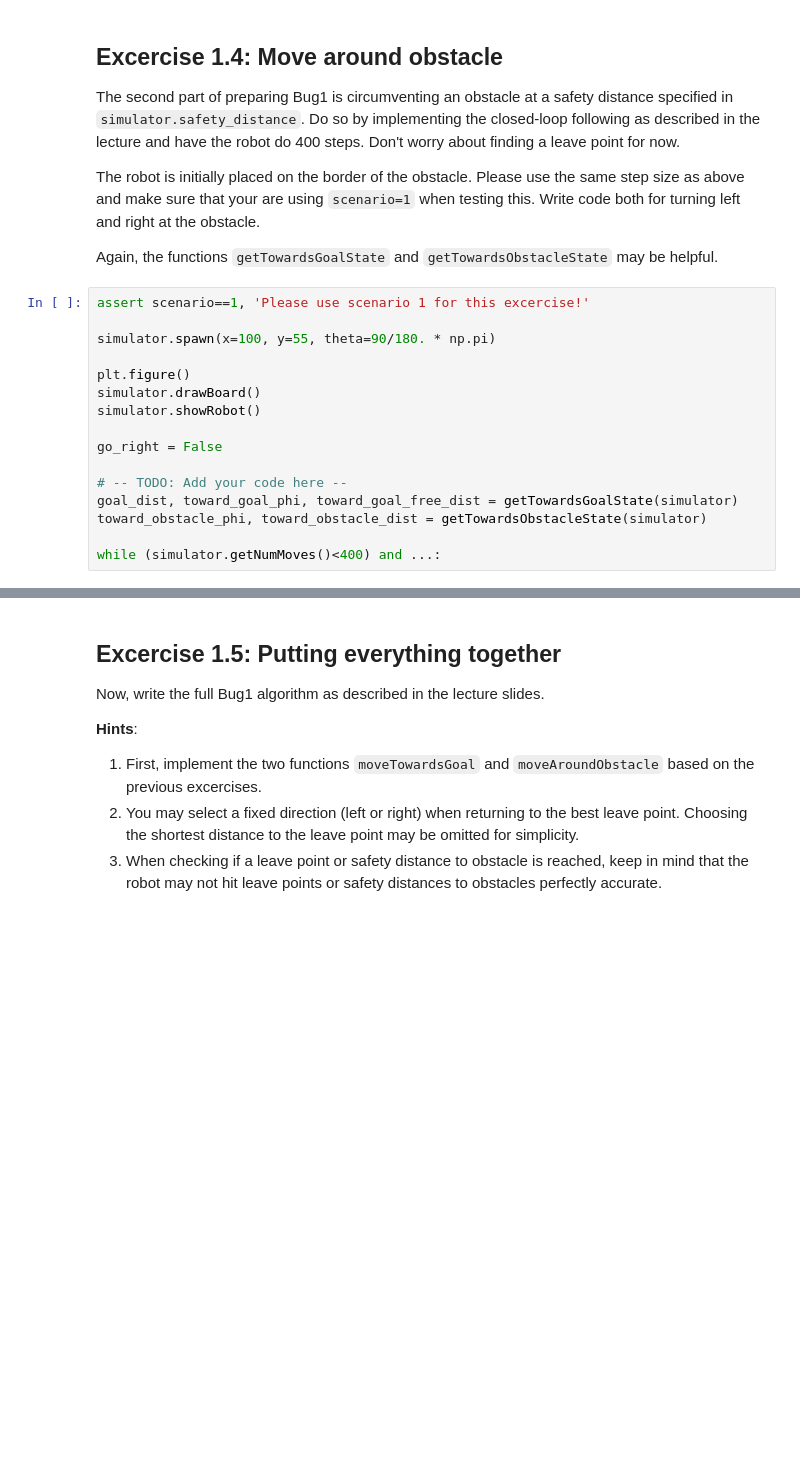
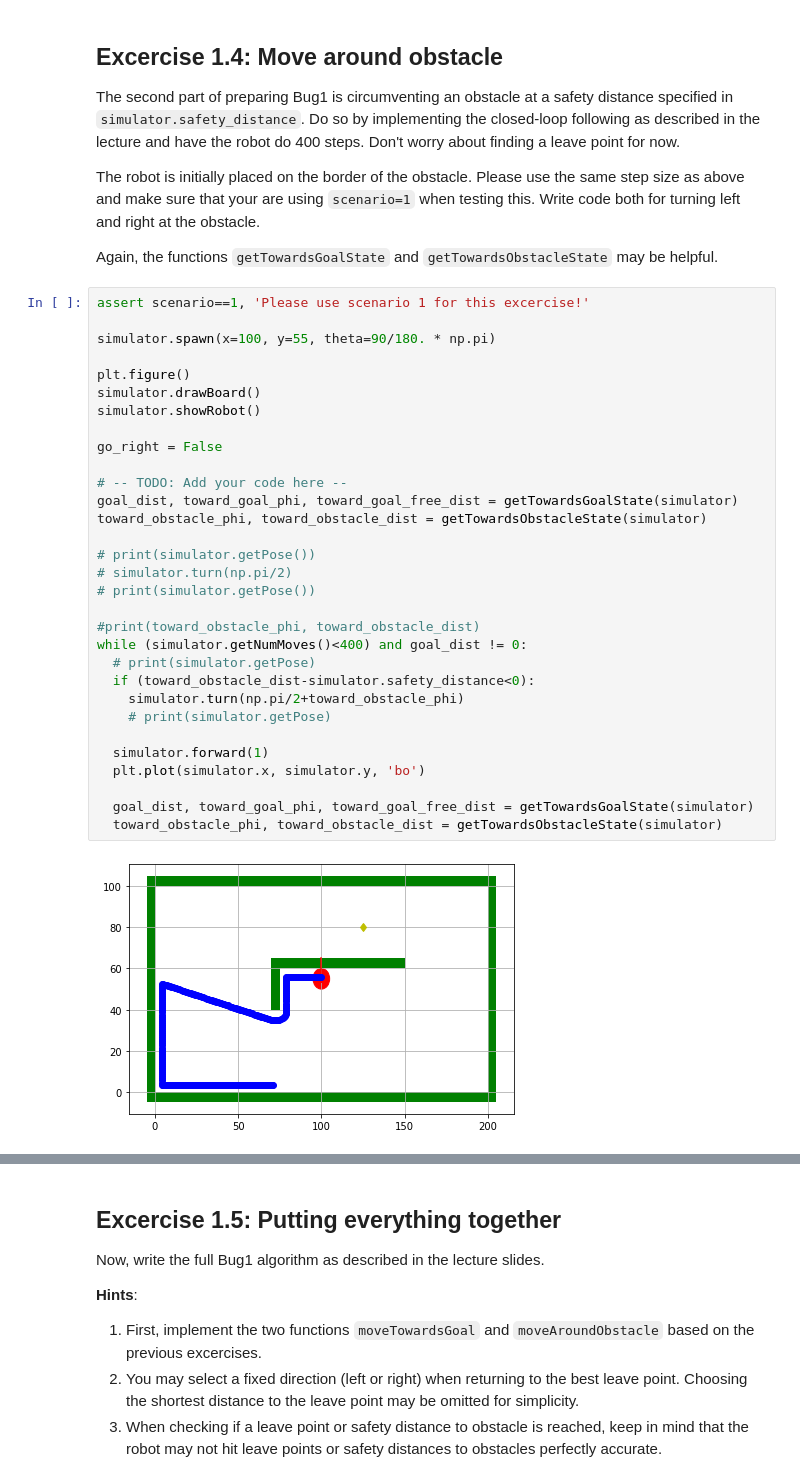
Before and after one commit to Braafisch/Motion-Planning-Assignment, a Jupyter notebook: Assignment_1/MP_Assignment1.ipynb, the cells around one changed output, grey strips where cells are left out. Saved outputs shown, nothing was run; the diff lists cells and outputs as text; blank space fills up the shorter version.

```diff
--- a/Assignment_1/MP_Assignment1.ipynb
+++ b/Assignment_1/MP_Assignment1.ipynb
@@ -295,16 +296,33 @@ Again, the functions ``getTowardsGoalState`` and ``getTowardsObstacleState`` may
 # %%
 assert scenario==1, 'Please use scenario 1 for this excercise!'
 
 simulator.spawn(x=100, y=55, theta=90/180. * np.pi)
 
 plt.figure()
 simulator.drawBoard()
 simulator.showRobot()
 
 go_right = False
 
 # -- TODO: Add your code here --
 goal_dist, toward_goal_phi, toward_goal_free_dist = getTowardsGoalState(simulator)
 toward_obstacle_phi, toward_obstacle_dist = getTowardsObstacleState(simulator)
 
-while (simulator.getNumMoves()<400) and ...:
+# print(simulator.getPose())
+# simulator.turn(np.pi/2)
+# print(simulator.getPose())
+
+#print(toward_obstacle_phi, toward_obstacle_dist)
+while (simulator.getNumMoves()<400) and goal_dist != 0:
+  # print(simulator.getPose)
+  if (toward_obstacle_dist-simulator.safety_distance<0):
+    simulator.turn(np.pi/2+toward_obstacle_phi)
+    # print(simulator.getPose)
+
+  simulator.forward(1)
+  plt.plot(simulator.x, simulator.y, 'bo')
+
+  goal_dist, toward_goal_phi, toward_goal_free_dist = getTowardsGoalState(simulator)
+  toward_obstacle_phi, toward_obstacle_dist = getTowardsObstacleState(simulator)
+# %% [output]
+[figure, added]
```
Also changed, not shown: parts of 2 cells of this notebook.
